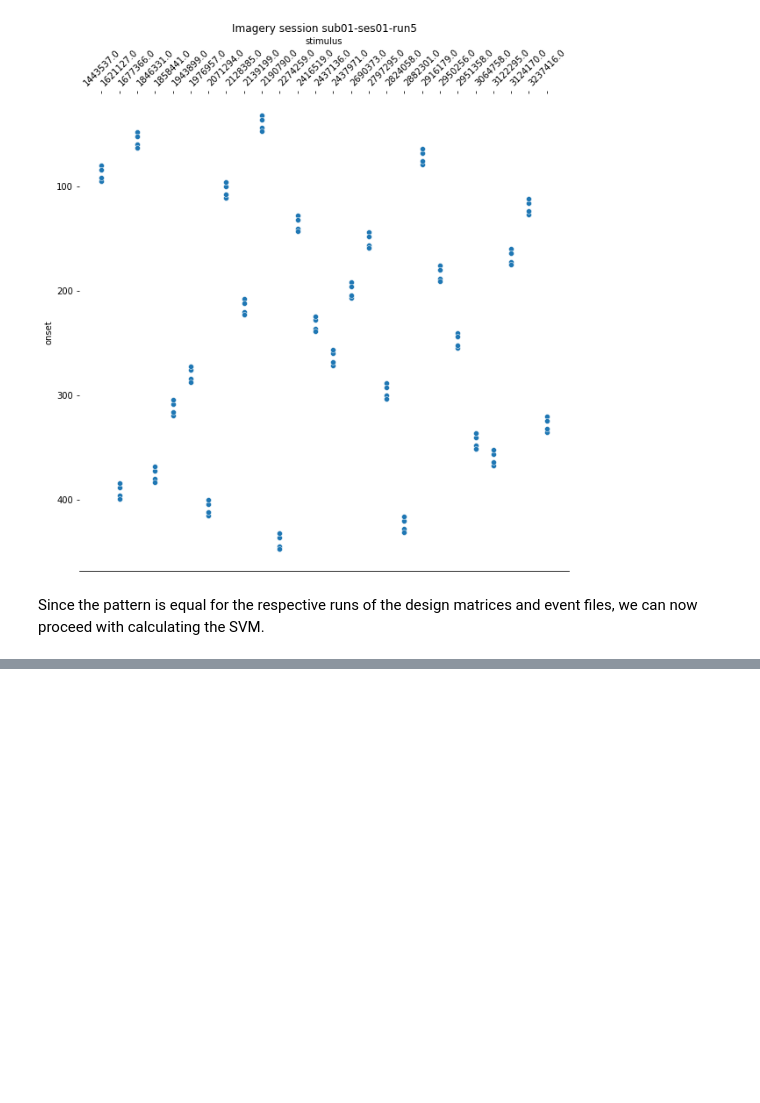
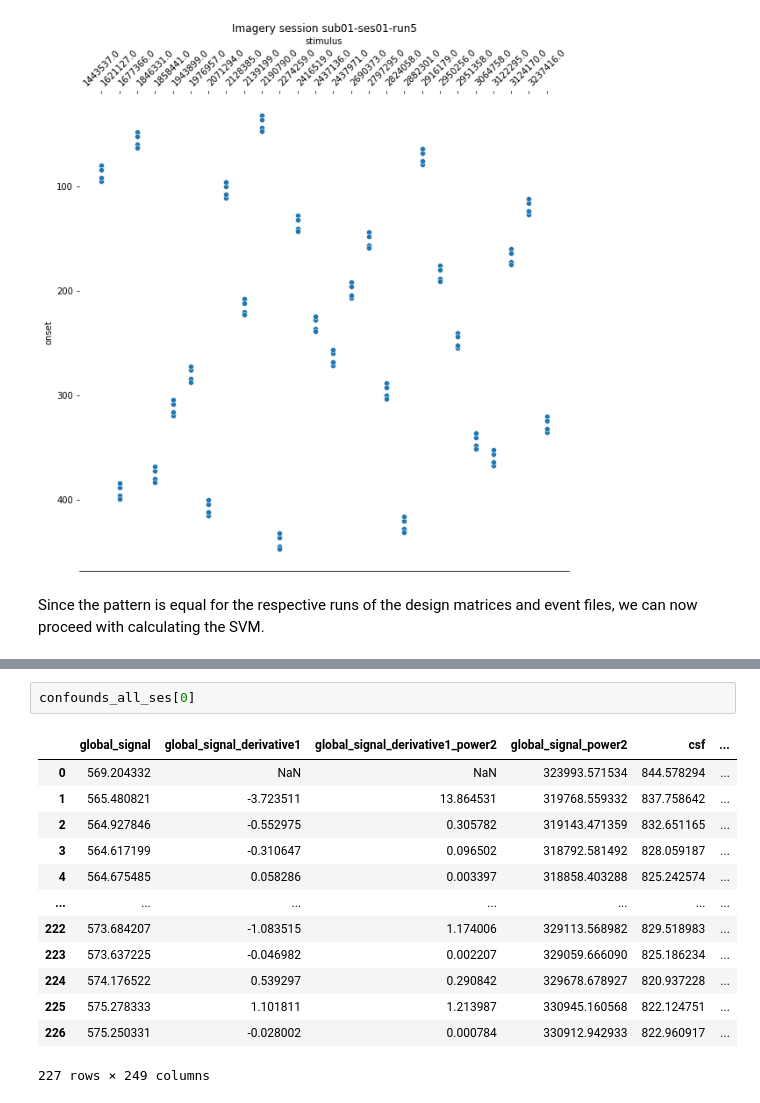
Before and after one commit to JNPauli/Banter, a Jupyter notebook: data/General_linear_model.ipynb, the cells around one changed output, grey strips where cells are left out. Drawn from its saved outputs; the diff is of its cells as text; blank space fills up the shorter version.

```diff
--- a/data/General_linear_model.ipynb
+++ b/data/General_linear_model.ipynb
@@ -751,0 +685,16 @@ for file in os.listdir():
+# %%
+confounds_all_ses[0]
+# %% [output]
+|  | global_signal | global_signal_derivative1 | global_signal_derivative1_power2 | global_signal_power2 | csf | ... |
+| 0 | 569.204332 | NaN | NaN | 323993.571534 | 844.578294 | ... |
+| 1 | 565.480821 | -3.723511 | 13.864531 | 319768.559332 | 837.758642 | ... |
+| 2 | 564.927846 | -0.552975 | 0.305782 | 319143.471359 | 832.651165 | ... |
+| 3 | 564.617199 | -0.310647 | 0.096502 | 318792.581492 | 828.059187 | ... |
+| 4 | 564.675485 | 0.058286 | 0.003397 | 318858.403288 | 825.242574 | ... |
+| ... | ... | ... | ... | ... | ... | ... |
+| 222 | 573.684207 | -1.083515 | 1.174006 | 329113.568982 | 829.518983 | ... |
+| 223 | 573.637225 | -0.046982 | 0.002207 | 329059.666090 | 825.186234 | ... |
+| 224 | 574.176522 | 0.539297 | 0.290842 | 329678.678927 | 820.937228 | ... |
+| 225 | 575.278333 | 1.101811 | 1.213987 | 330945.160568 | 822.124751 | ... |
+| 226 | 575.250331 | -0.028002 | 0.000784 | 330912.942933 | 822.960917 | ... |
+227 rows × 249 columns
```
Also changed, not shown: parts of 34 cells of this notebook.
